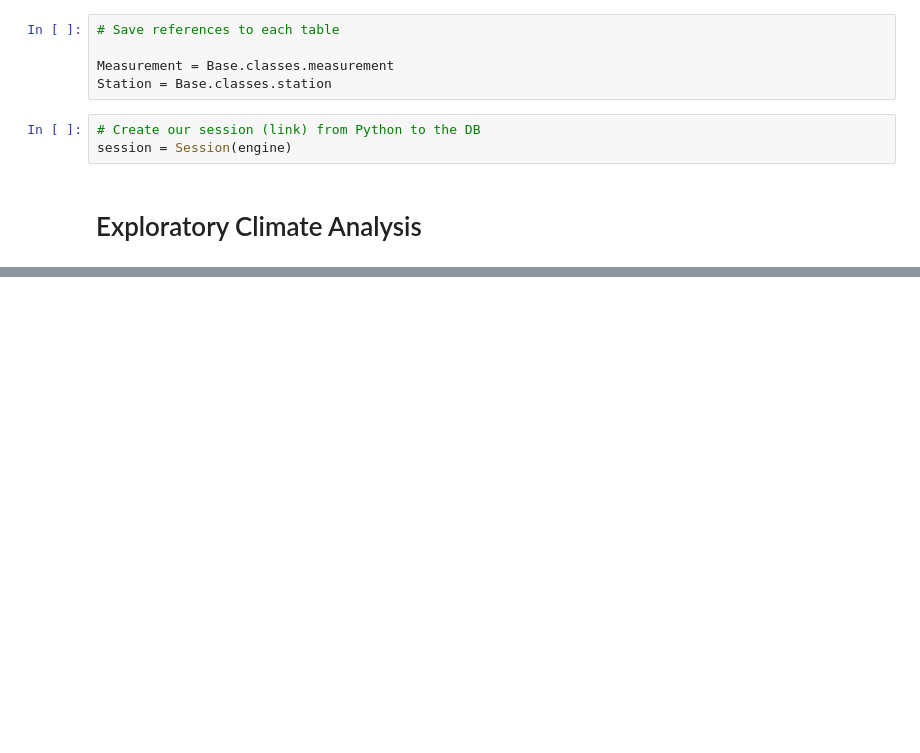
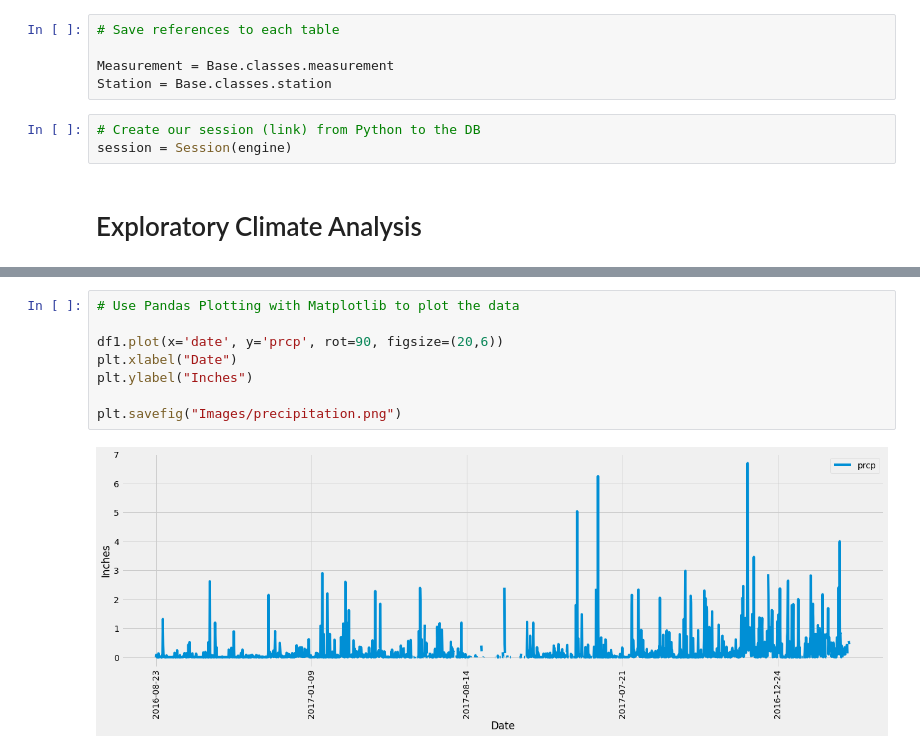
Before and after one commit to Nickfeliciano2/SQLalchemy-Employee-Database, a Jupyter notebook: climate_starter.ipynb, the cells around one changed output, grey strips where cells are left out. Saved outputs shown, nothing was run; the diff lists cells and outputs as text; blank space fills up the shorter version.

```diff
--- a/climate_starter.ipynb
+++ b/climate_starter.ipynb
@@ -92,2 +106,12 @@ df1.head(50)
+# %%
+# Use Pandas Plotting with Matplotlib to plot the data
+
+df1.plot(x='date', y='prcp', rot=90, figsize=(20,6))
+plt.xlabel("Date")
+plt.ylabel("Inches")
+
+plt.savefig("Images/precipitation.png")
+# %% [output]
+[figure, added]
 # %%
 # Use Pandas to calcualte the summary statistics for the precipitation data
```
Also changed, not shown: parts of 20 cells of this notebook, 3 other files.
